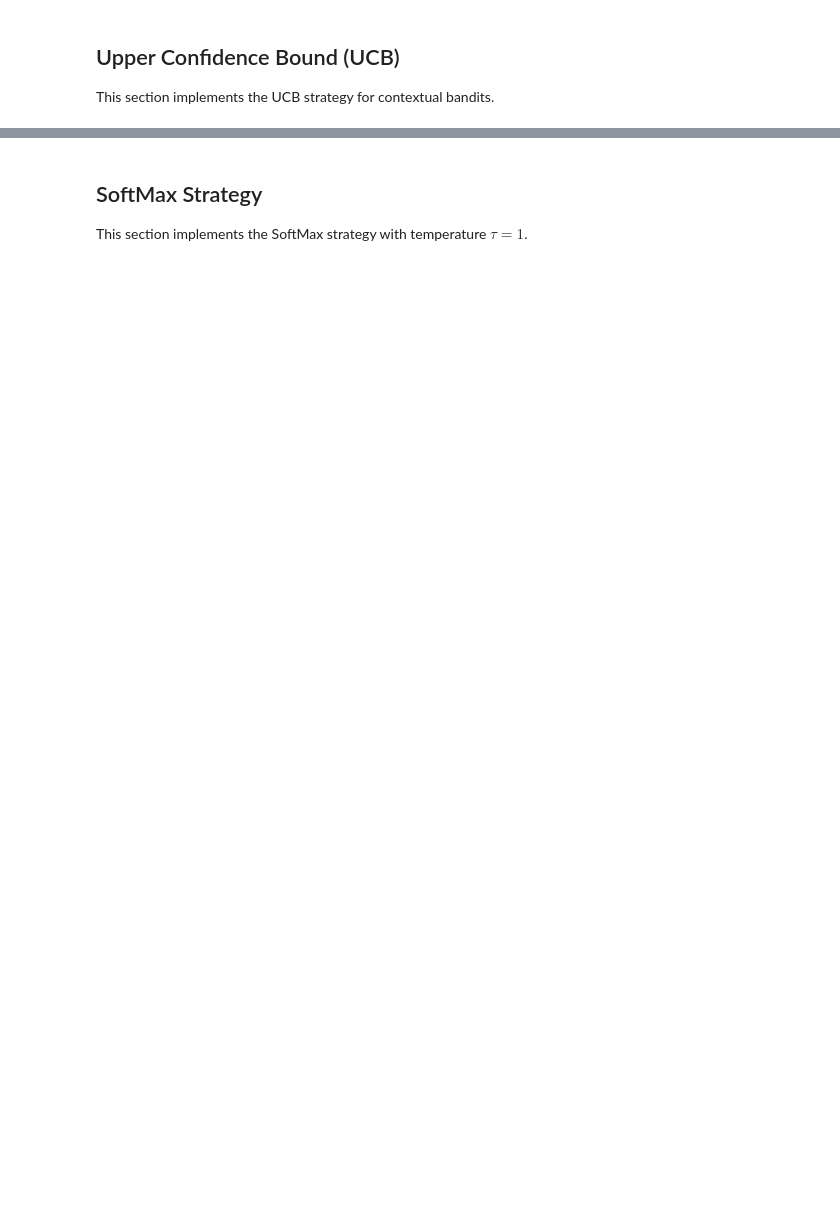
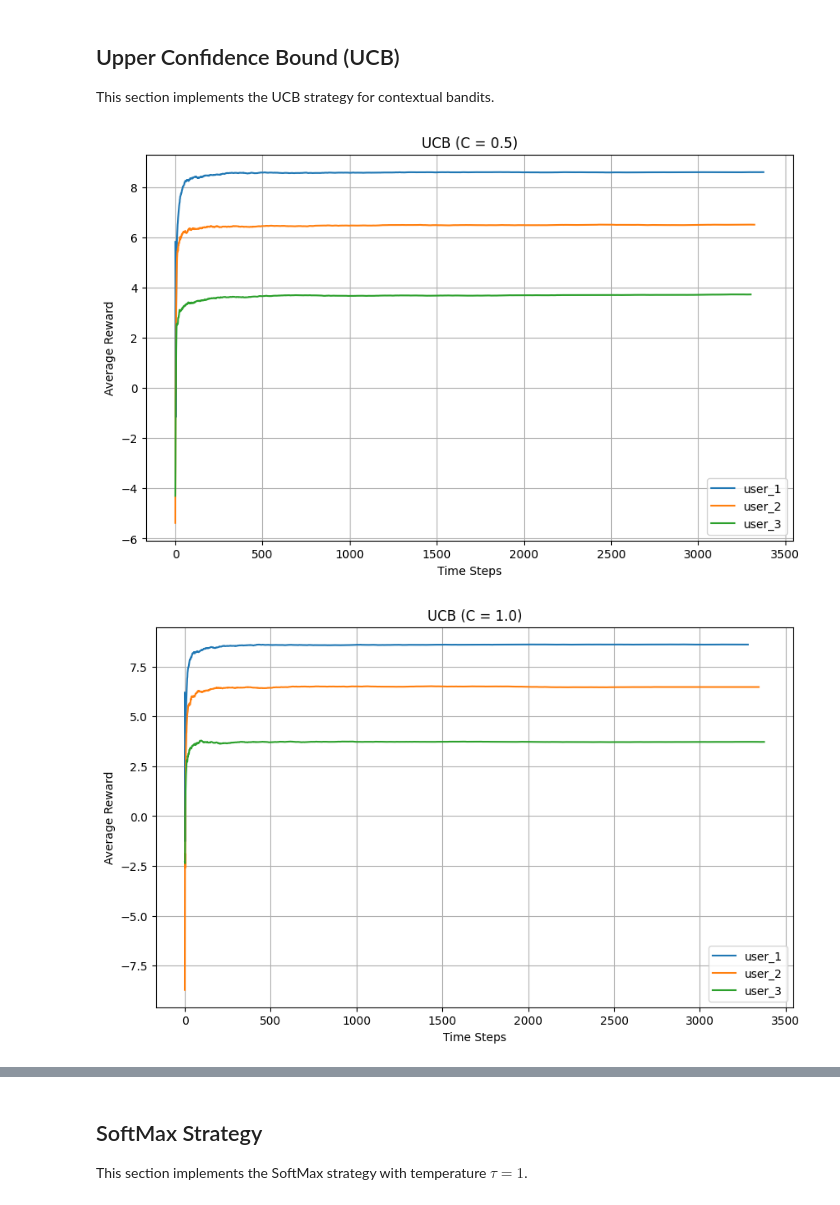
Before and after one commit to udaiveersingh/lab3-contextual-bandit, a Jupyter notebook: lab3_results_17.ipynb, the cells around one changed output, grey strips where cells are left out. Drawn from its saved outputs; the diff is of its cells as text; code cells hidden in the pictures; blank space fills up the shorter version.

```diff
--- a/lab3_results_17.ipynb
+++ b/lab3_results_17.ipynb
@@ -218,6 +228,10 @@ weighted avg       0.84      0.83      0.83       400
 
 The sampler is initialized using the student's roll number `i`.
 Rewards are obtained using `sampler.sample(j)`.
+# %%
+from rlcmab_sampler import sampler
+
+reward_sampler = sampler(17)
 # %% [markdown]
 ## Arm Mapping
 
@@ -236,0 +375,42 @@ This section implements the UCB strategy for contextual bandits.
+# %%
+def run_ucb(C, T=10000):
+    bandits = {user: initialize_bandit() for user in USER_CLASSES}
+    rewards_over_time = {user: [] for user in USER_CLASSES}
+
+    for t in range(1, T + 1):
+        # Sample a user context
+        user_context = random.choice(USER_CLASSES)
+        bandit = bandits[user_context]
+
+        # Select arm using UCB
+        arm_local = ucb_select(bandit, t, C)
+
+        # Global arm index
+        arm_global = USER_CLASSES.index(user_context) * NUM_ARMS_PER_CONTEXT + arm_local
+
+        # Get reward
+        reward = reward_sampler.sample(arm_global)
+
+        # Update estimates
+        update_estimates(bandit, arm_local, reward)
+
+        # Log reward
+        rewards_over_time[user_context].append(reward)
+
+    return rewards_over_time, bandits
+# %%
+C_values = [0.5, 1.0, 2.0]
+ucb_results = {}
+
+for C in C_values:
+    rewards, _ = run_ucb(C)
+    ucb_results[C] = rewards
+
+for C in C_values:
+    plot_avg_reward(
+        ucb_results[C],
+        title=f"UCB (C = {C})"
+    )
+# %% [output]
+[figure, added]
+[figure, added]
```
Also changed, not shown: parts of 26 cells of this notebook, 2 other files.
